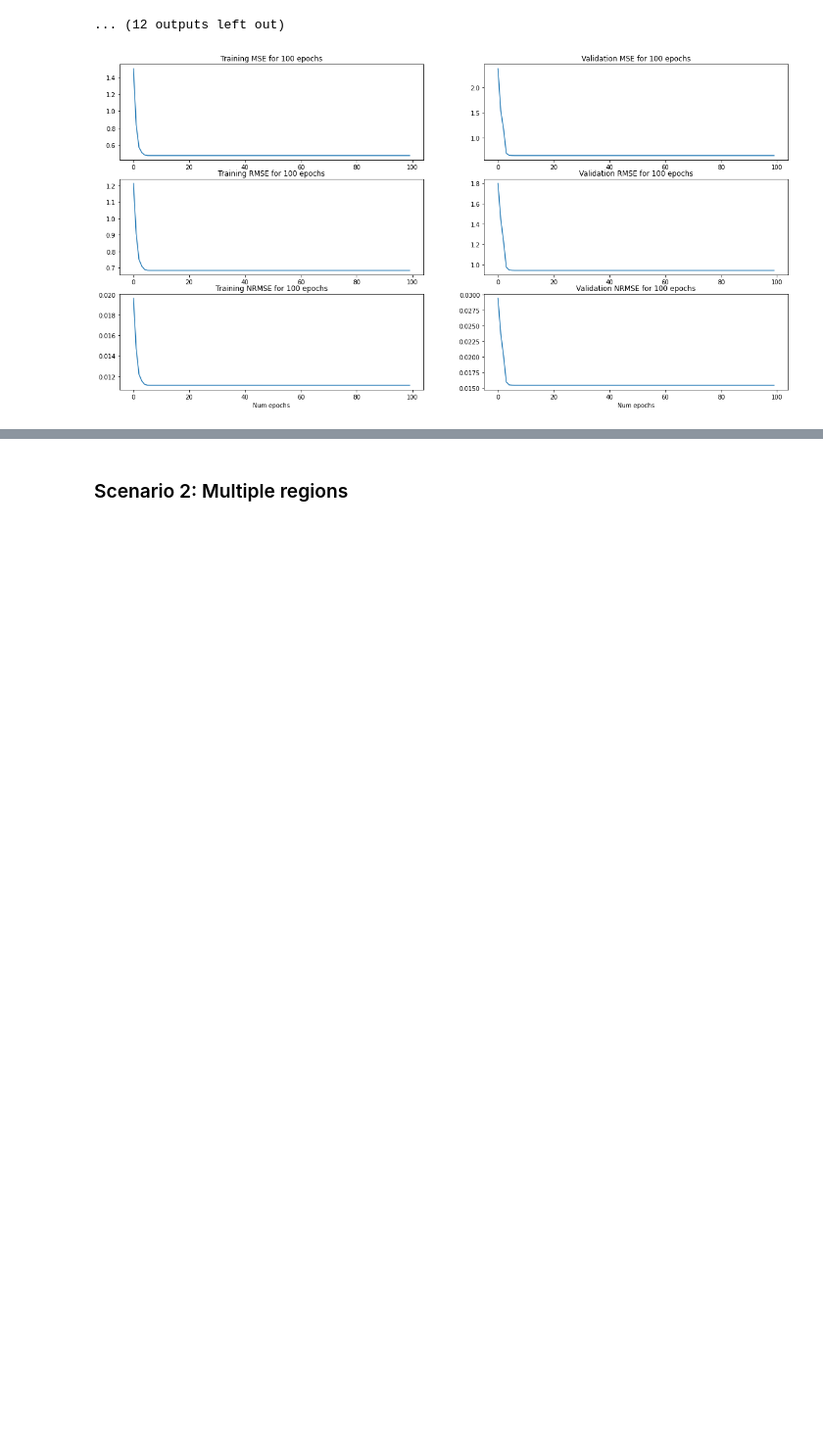
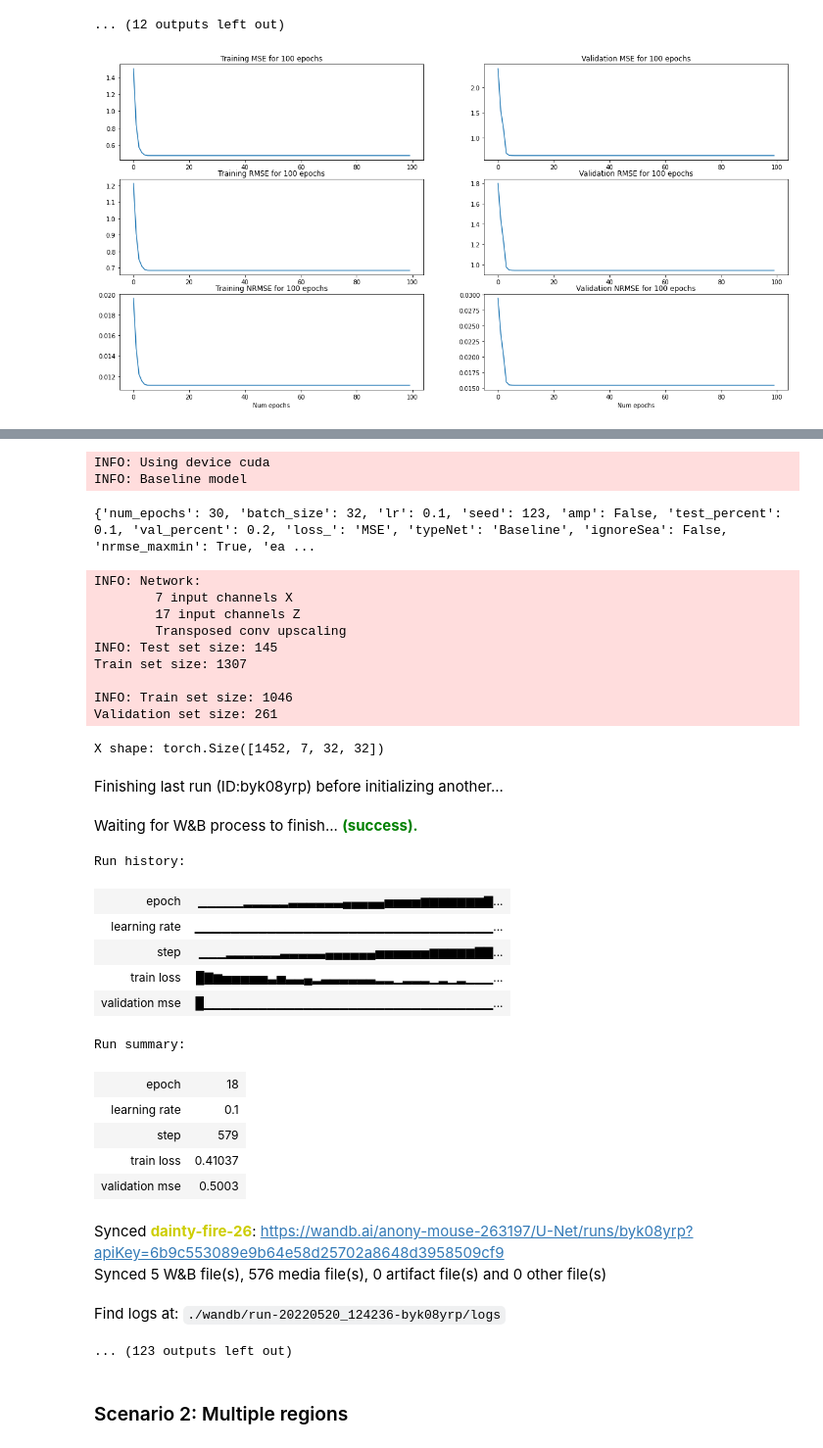
Before and after one commit to marvande/Antarctica-RCM-Emulator, a Jupyter notebook: scr/notebooks/pytorch/pytorch_ML.ipynb, the cells around one changed output, grey strips where cells are left out. Shown at 98% size. Cells and saved outputs as stored; diff of their text form; code cells hidden in the pictures; blank space fills up the shorter version.

```diff
--- a/scr/notebooks/pytorch/pytorch_ML.ipynb
+++ b/scr/notebooks/pytorch/pytorch_ML.ipynb
@@ -903,0 +665,7 @@ plotLoss(train_loss_e, val_loss_e)
+# %%
+import itertools
+params = {'lr':[0.1, 0.01, 0.005, 0.0001], 'typeNet':['Baseline', 'Attention'], 'loss':['MSE', 'NRMSE']}
+
+keys, values = zip(*params.items())
+permutations_params = [dict(zip(keys, v)) for v in itertools.product(*values)]
+permutations_params
@@ -903,0 +689,68 @@ plotLoss(train_loss_e, val_loss_e)
+# %%
+last_loss = []
+for p in permutations_params:
+  lr = p['lr']
+  loss_ = p['loss']
+  typenet_ = p['typeNet']
+
+  NUM_EPOCHS = 30
+  # Parameters used in training
+  trainingParam = dict(
+      num_epochs=NUM_EPOCHS,
+      batch_size=BATCH_SIZE,
+      lr=lr,
+      seed=SEED,
+      amp=AMP,
+      test_percent = TEST_PERCENT,
+      val_percent = VAL_PERCENT,
+      loss_ = loss_,
+      typeNet = typenet_,
+      ignoreSea = False,
+      nrmse_maxmin = True, # normalise by (max-min) or by mean of target
+      earlystopping = 8,
+  )
+  print(trainingParam)
+  # Load datasets and U-Net
+  train_loss_e, val_loss_e, train_set, test_set, net = trainFlow(
+      full_input,
+      full_target,
+      torch.tensor(mask),
+      region=REGION,
+      train=True, # train True so that actually trains
+      randomSplit = False, # don't take random time samples but take future as test,
+      **trainingParam
+  )
+  # log last validation loss
+  last_loss.append(val_loss_e['NRMSE'][-1])
+# %% [output]
+INFO: Using device cuda
+INFO: Baseline model
+{'num_epochs': 30, 'batch_size': 32, 'lr': 0.1, 'seed': 123, 'amp': False, 'test_percent': 0.1, 'val_percent': 0.2, 'loss_': 'MSE', 'typeNet': 'Baseline', 'ignoreSea': False, 'nrmse_maxmin': True, 'ea ...
+INFO: Network:
+        7 input channels X
+        17 input channels Z
+        Transposed conv upscaling
+INFO: Test set size: 145
+Train set size: 1307
+
+INFO: Train set size: 1046
+Validation set size: 261
+X shape: torch.Size([1452, 7, 32, 32])
+Finishing last run (ID:byk08yrp) before initializing another...
+Waiting for W&B process to finish... (success).
+Run history:
+| epoch | ▁▁▁▁▁▂▂▂▂▂▃▃▃▃▃▃▄▄▄▄▄▅▅▅▅▆▆▆▆▆▆▆▇... |
+| learning rate | ▁▁▁▁▁▁▁▁▁▁▁▁▁▁▁▁▁▁▁▁▁▁▁▁▁▁▁▁▁▁▁▁▁... |
+| step | ▁▁▁▂▂▂▂▂▂▃▃▃▃▃▄▄▄▄▄▄▅▅▅▅▅▅▆▆▆▆▆▇▇... |
+| train loss | █▇▆▅▅▅▅▅▃▅▃▃▄▂▃▃▃▃▃▃▂▂▁▂▂▂▁▂▁▂▁▁▁... |
+| validation mse | █▁▁▁▁▁▁▁▁▁▁▁▁▁▁▁▁▁▁▁▁▁▁▁▁▁▁▁▁▁▁▁▁... |
+Run summary:
+| epoch | 18 |
+| learning rate | 0.1 |
+| step | 579 |
+| train loss | 0.41037 |
+| validation mse | 0.5003 |
+Synced dainty-fire-26: https://wandb.ai/anony-mouse-263197/U-Net/runs/byk08yrp?apiKey=6b9c553089e9b64e58d25702a8648d3958509cf9
+Synced 5 W&B file(s), 576 media file(s), 0 artifact file(s) and 0 other file(s)
+Find logs at: ./wandb/run-20220520_124236-byk08yrp/logs
+... (123 outputs left out)
```
Also changed, not shown: parts of 20 cells of this notebook, 3 other files.
